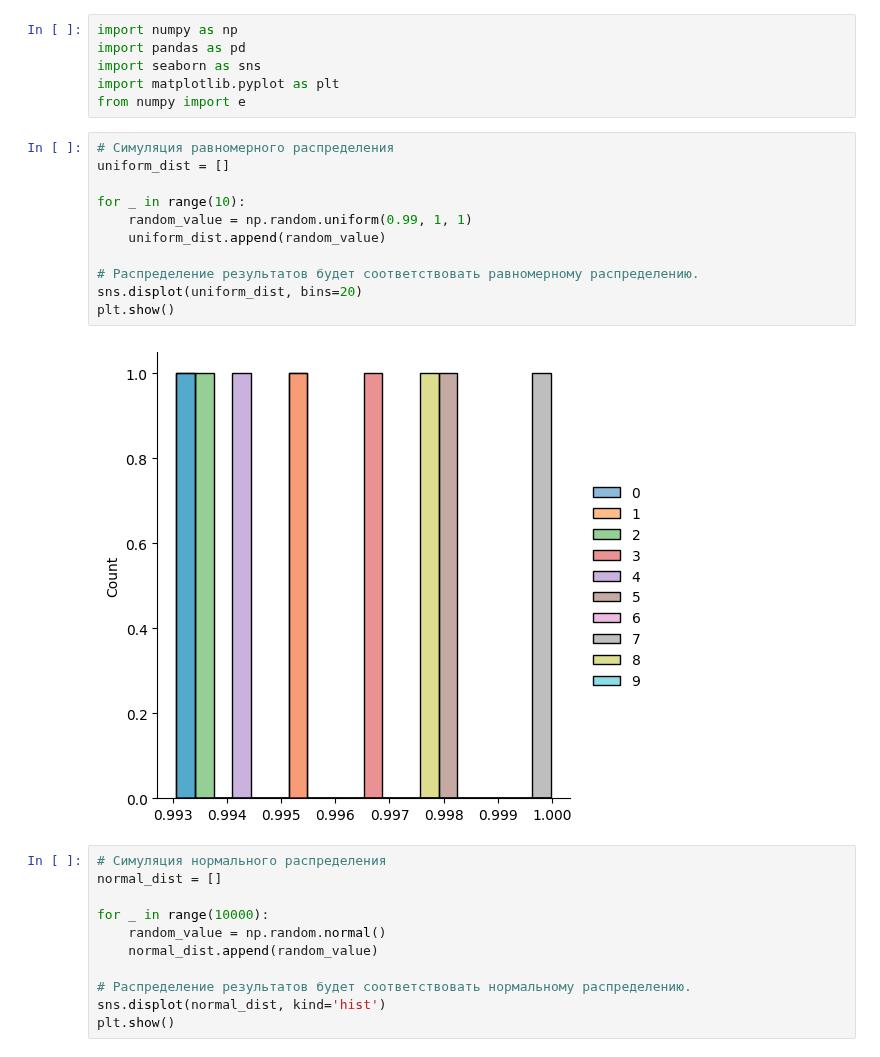
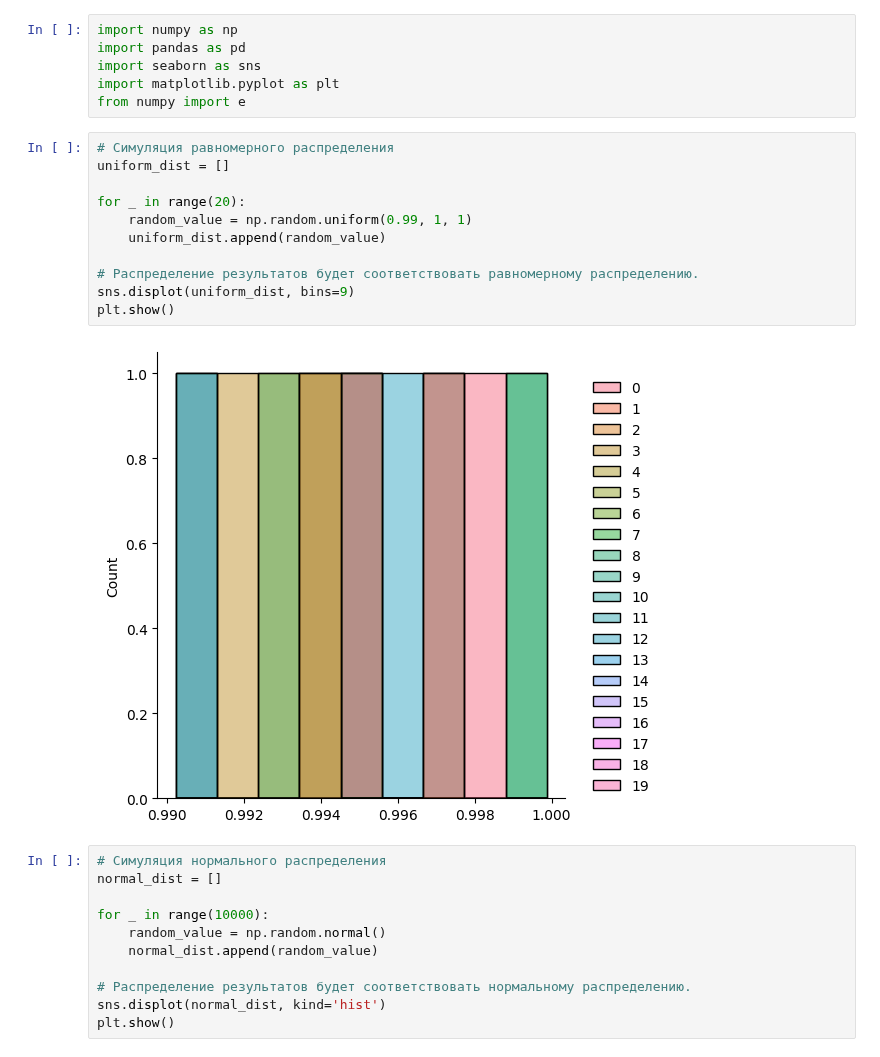
Before and after one commit to betelgeus/study, a Jupyter notebook: statistics/Top_distribution_types.ipynb, the cells around one changed output. Cells and saved outputs as stored; diff of their text form.

```diff
--- a/statistics/Top_distribution_types.ipynb
+++ b/statistics/Top_distribution_types.ipynb
@@ -7,16 +7,16 @@ from numpy import e
 # %%
 # Симуляция равномерного распределения
 uniform_dist = []
 
-for _ in range(10):
+for _ in range(20):
     random_value = np.random.uniform(0.99, 1, 1)
     uniform_dist.append(random_value)
 
 # Распределение результатов будет соответствовать равномерному распределению.
-sns.displot(uniform_dist, bins=20)
+sns.displot(uniform_dist, bins=9)
 plt.show()
 # %% [output]
-[figure, old version]
+[figure, new version]
 # %%
 # Симуляция нормального распределения
 normal_dist = []
```
